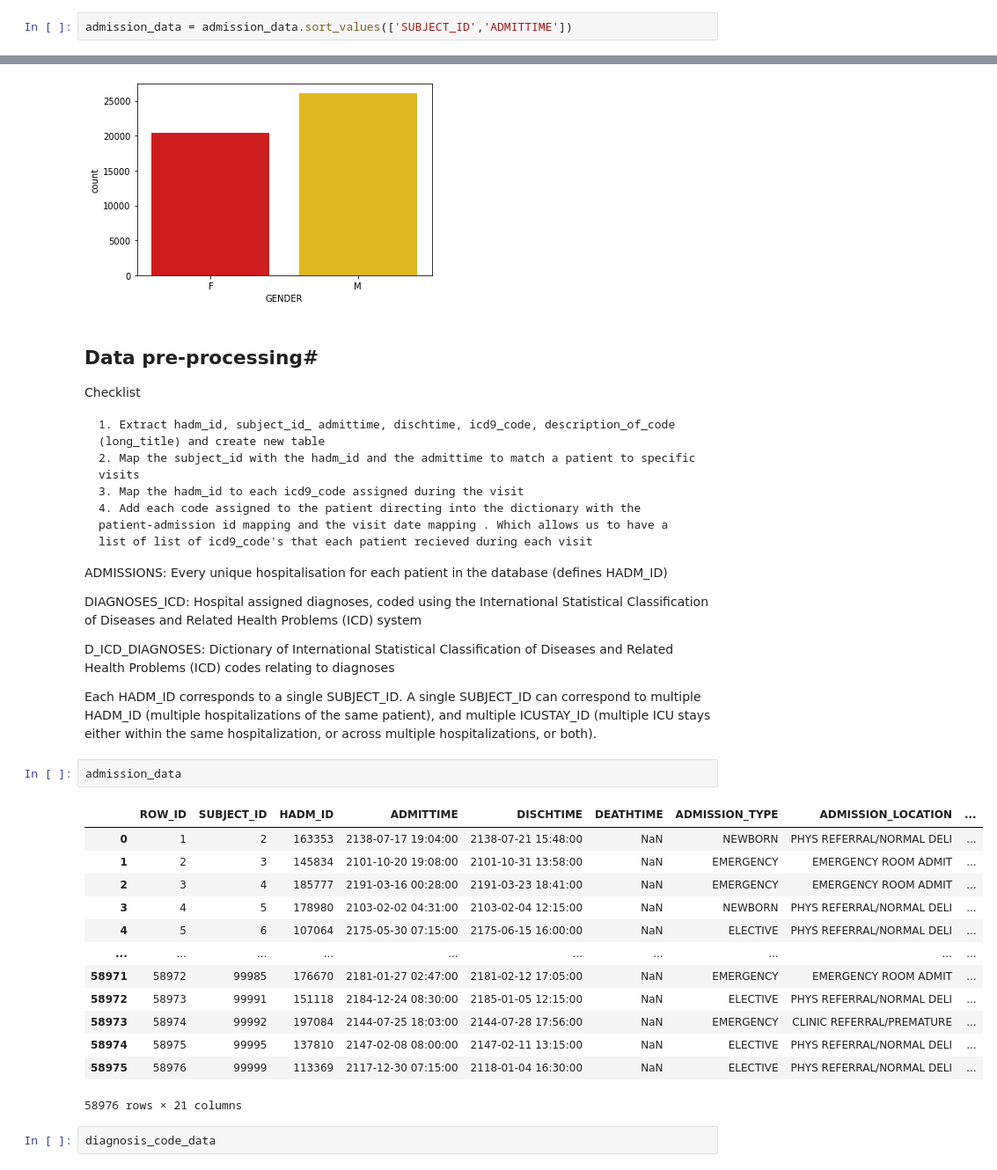
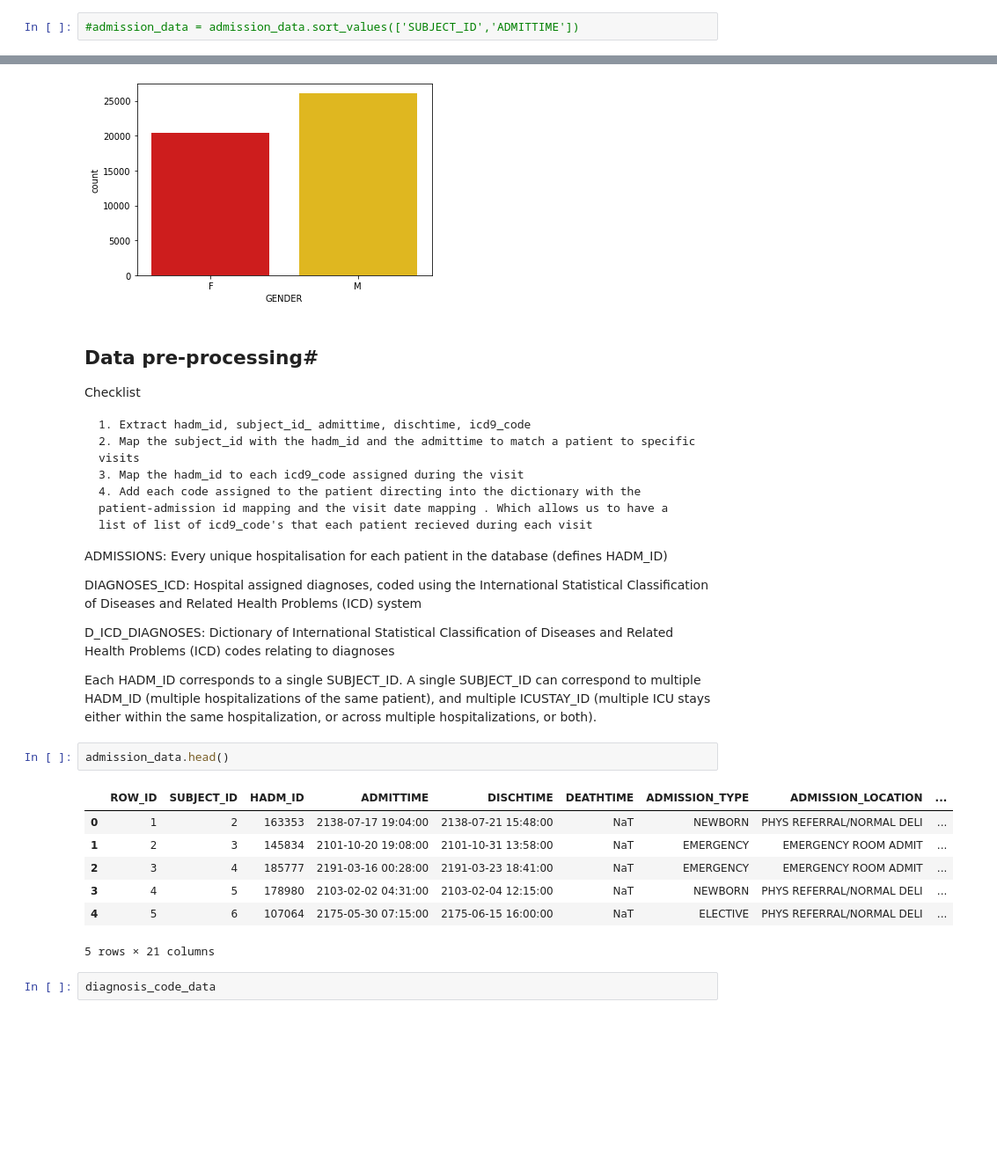
Before and after one commit to Assassinsarms/Disease-Prognosis-Prediction-using-Longitudinal-Electronic-Health-Records-and-Gated-Recurrent-Units, a Jupyter notebook: Aaron_Mir_INM706_Coursework.ipynb, the cells around one changed output, grey strips where cells are left out. Shown: that part at 88% size. Drawn from its saved outputs; the diff is of its cells as text; blank space fills up the shorter version.

```diff
--- a/Aaron_Mir_INM706_Coursework.ipynb
+++ b/Aaron_Mir_INM706_Coursework.ipynb
@@ -80,2 +79,2 @@ admission_data.loc[admission_data.SUBJECT_ID == 801,['SUBJECT_ID','ADMITTIME','A
 # %%
-admission_data = admission_data.sort_values(['SUBJECT_ID','ADMITTIME'])
+#admission_data = admission_data.sort_values(['SUBJECT_ID','ADMITTIME'])
@@ -209,7 +201,7 @@ plt.show()
 
 Checklist
 
-    1. Extract hadm_id, subject_id_ admittime, dischtime, icd9_code, description_of_code (long_title) and create new table
+    1. Extract hadm_id, subject_id_ admittime, dischtime, icd9_code
     2. Map the subject_id with the hadm_id and the admittime to match a patient to specific visits
     3. Map the hadm_id to each icd9_code assigned during the visit
     4. Add each code assigned to the patient directing into the dictionary with the patient-admission id mapping and the visit date mapping . Which allows us to have a list of list of icd9_code's that each patient recieved during each visit
@@ -222,21 +214,15 @@ D_ICD_DIAGNOSES: Dictionary of International Statistical Classification of Disea
 
 Each HADM_ID corresponds to a single SUBJECT_ID. A single SUBJECT_ID can correspond to multiple HADM_ID (multiple hospitalizations of the same patient), and multiple ICUSTAY_ID (multiple ICU stays either within the same hospitalization, or across multiple hospitalizations, or both).
 # %%
-admission_data
+admission_data.head()
 # %% [output]
 |  | ROW_ID | SUBJECT_ID | HADM_ID | ADMITTIME | DISCHTIME | DEATHTIME | ADMISSION_TYPE | ADMISSION_LOCATION | ... |
-| 0 | 1 | 2 | 163353 | 2138-07-17 19:04:00 | 2138-07-21 15:48:00 | NaN | NEWBORN | PHYS REFERRAL/NORMAL DELI | ... |
-| 1 | 2 | 3 | 145834 | 2101-10-20 19:08:00 | 2101-10-31 13:58:00 | NaN | EMERGENCY | EMERGENCY ROOM ADMIT | ... |
-| 2 | 3 | 4 | 185777 | 2191-03-16 00:28:00 | 2191-03-23 18:41:00 | NaN | EMERGENCY | EMERGENCY ROOM ADMIT | ... |
-| 3 | 4 | 5 | 178980 | 2103-02-02 04:31:00 | 2103-02-04 12:15:00 | NaN | NEWBORN | PHYS REFERRAL/NORMAL DELI | ... |
-| 4 | 5 | 6 | 107064 | 2175-05-30 07:15:00 | 2175-06-15 16:00:00 | NaN | ELECTIVE | PHYS REFERRAL/NORMAL DELI | ... |
-| ... | ... | ... | ... | ... | ... | ... | ... | ... | ... |
-| 58971 | 58972 | 99985 | 176670 | 2181-01-27 02:47:00 | 2181-02-12 17:05:00 | NaN | EMERGENCY | EMERGENCY ROOM ADMIT | ... |
-| 58972 | 58973 | 99991 | 151118 | 2184-12-24 08:30:00 | 2185-01-05 12:15:00 | NaN | ELECTIVE | PHYS REFERRAL/NORMAL DELI | ... |
-| 58973 | 58974 | 99992 | 197084 | 2144-07-25 18:03:00 | 2144-07-28 17:56:00 | NaN | EMERGENCY | CLINIC REFERRAL/PREMATURE | ... |
-| 58974 | 58975 | 99995 | 137810 | 2147-02-08 08:00:00 | 2147-02-11 13:15:00 | NaN | ELECTIVE | PHYS REFERRAL/NORMAL DELI | ... |
-| 58975 | 58976 | 99999 | 113369 | 2117-12-30 07:15:00 | 2118-01-04 16:30:00 | NaN | ELECTIVE | PHYS REFERRAL/NORMAL DELI | ... |
+| 0 | 1 | 2 | 163353 | 2138-07-17 19:04:00 | 2138-07-21 15:48:00 | NaT | NEWBORN | PHYS REFERRAL/NORMAL DELI | ... |
+| 1 | 2 | 3 | 145834 | 2101-10-20 19:08:00 | 2101-10-31 13:58:00 | NaT | EMERGENCY | EMERGENCY ROOM ADMIT | ... |
+| 2 | 3 | 4 | 185777 | 2191-03-16 00:28:00 | 2191-03-23 18:41:00 | NaT | EMERGENCY | EMERGENCY ROOM ADMIT | ... |
+| 3 | 4 | 5 | 178980 | 2103-02-02 04:31:00 | 2103-02-04 12:15:00 | NaT | NEWBORN | PHYS REFERRAL/NORMAL DELI | ... |
+| 4 | 5 | 6 | 107064 | 2175-05-30 07:15:00 | 2175-06-15 16:00:00 | NaT | ELECTIVE | PHYS REFERRAL/NORMAL DELI | ... |
-58976 rows × 21 columns
+5 rows × 21 columns
 # %%
 diagnosis_code_data
 # %% [output]
```
Also changed, not shown: parts of 50 cells of this notebook.
